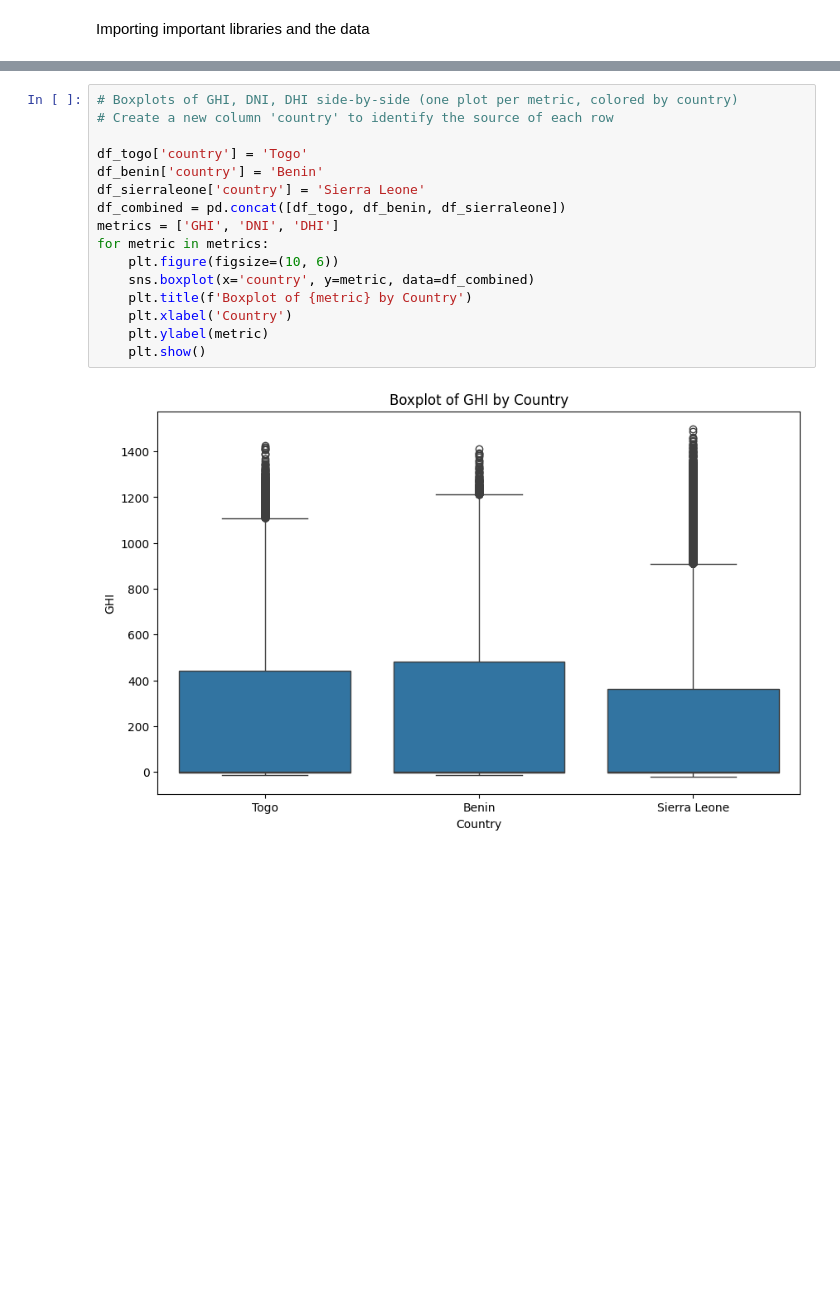
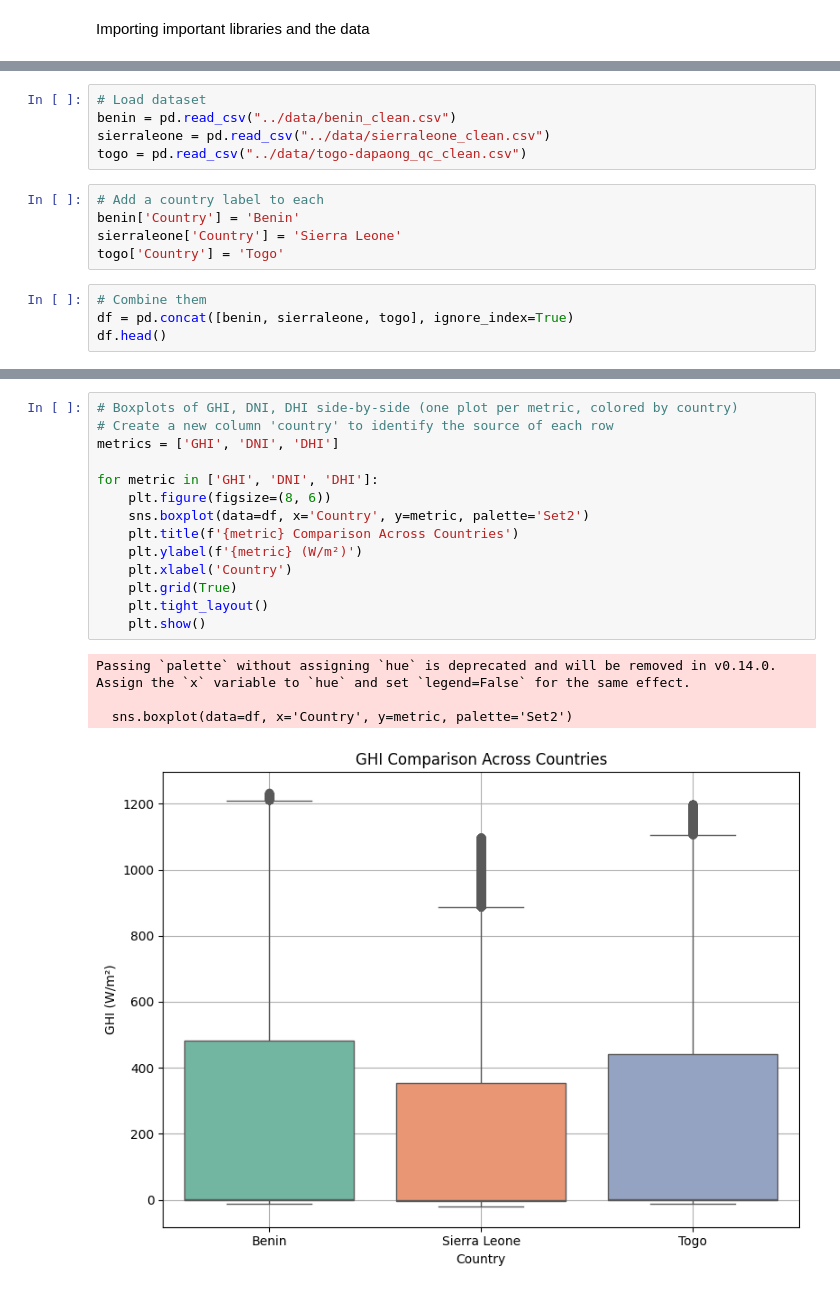
Before and after one commit to tonebyu/cross-country-solar-farm-analysis, a Jupyter notebook: notebooks/compare_countries.ipynb, the cells around one changed output, grey strips where cells are left out. Saved outputs shown, nothing was run; the diff lists cells and outputs as text; blank space fills up the shorter version.

Commit message:
Cross Country Comparsion

```diff
--- a/notebooks/compare_countries.ipynb
+++ b/notebooks/compare_countries.ipynb
@@ -33,0 +21,14 @@ df_togo.head(10)
+# %%
+# Load dataset
+benin = pd.read_csv("../data/benin_clean.csv")
+sierraleone = pd.read_csv("../data/sierraleone_clean.csv")
+togo = pd.read_csv("../data/togo-dapaong_qc_clean.csv")
+# %%
+# Add a country label to each
+benin['Country'] = 'Benin'
+sierraleone['Country'] = 'Sierra Leone'
+togo['Country'] = 'Togo'
+# %%
+# Combine them
+df = pd.concat([benin, sierraleone, togo], ignore_index=True)
+df.head()
@@ -36,18 +44,19 @@ df_togo.head(10)
 # %%
 # Boxplots of GHI, DNI, DHI side-by-side (one plot per metric, colored by country)
 # Create a new column 'country' to identify the source of each row
+metrics = ['GHI', 'DNI', 'DHI']
 
-df_togo['country'] = 'Togo'
-df_benin['country'] = 'Benin'
-df_sierraleone['country'] = 'Sierra Leone'
-df_combined = pd.concat([df_togo, df_benin, df_sierraleone])
-metrics = ['GHI', 'DNI', 'DHI']
-for metric in metrics:
-    plt.figure(figsize=(10, 6))
-    sns.boxplot(x='country', y=metric, data=df_combined)
-    plt.title(f'Boxplot of {metric} by Country')
+for metric in ['GHI', 'DNI', 'DHI']:
+    plt.figure(figsize=(8, 6))
+    sns.boxplot(data=df, x='Country', y=metric, palette='Set2')
+    plt.title(f'{metric} Comparison Across Countries')
+    plt.ylabel(f'{metric} (W/m²)')
     plt.xlabel('Country')
-    plt.ylabel(metric)
+    plt.grid(True)
+    plt.tight_layout()
     plt.show()
 # %% [output]
+Passing `palette` without assigning `hue` is deprecated and will be removed in v0.14.0. Assign the `x` variable to `hue` and set `legend=False` for the same effect.
+
+  sns.boxplot(data=df, x='Country', y=metric, palette='Set2')
-[figure, old version]
+[figure, new version]
```
Also changed, not shown: parts of 19 cells of this notebook, 2 other files.
